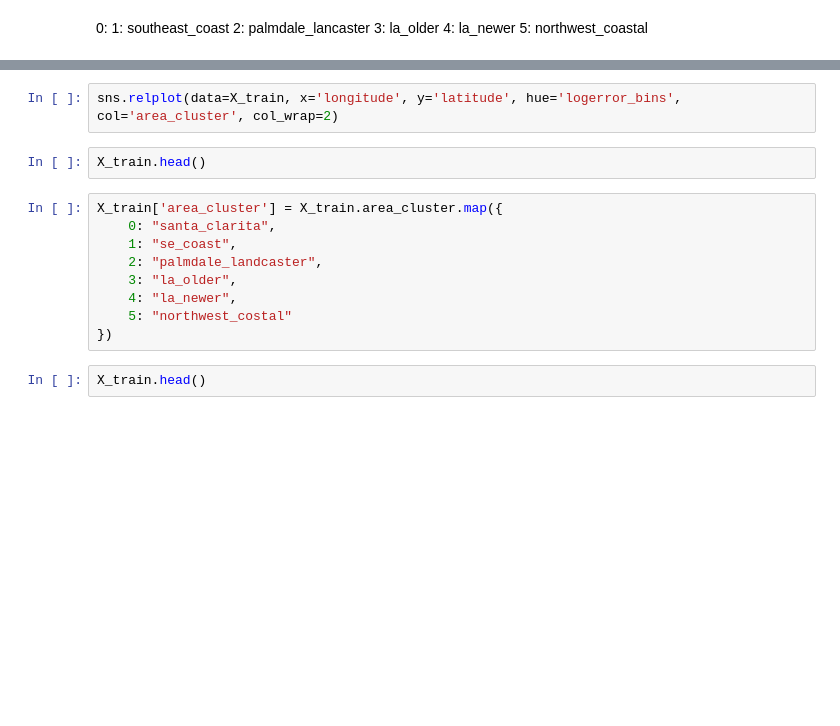
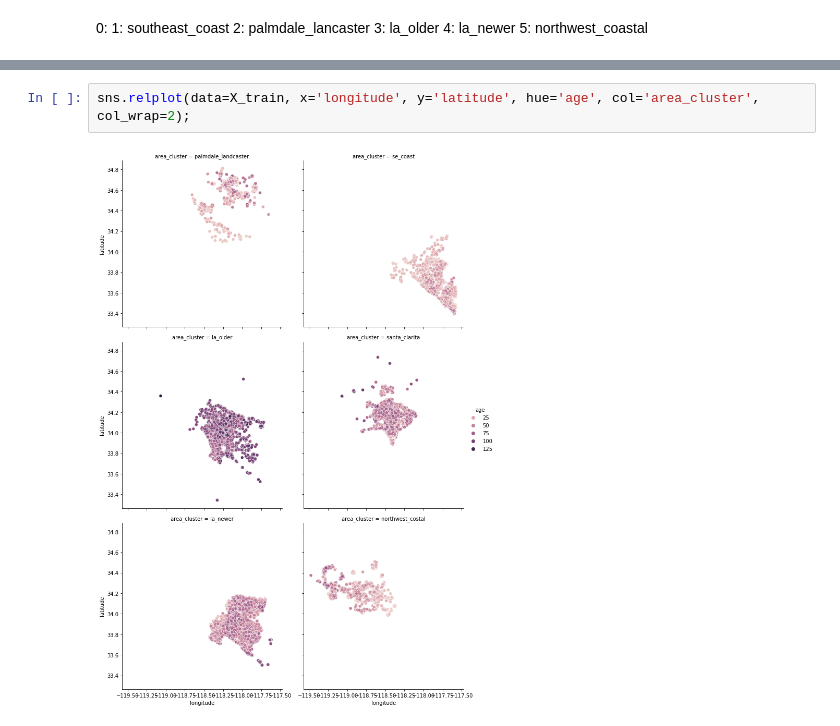
Before and after one commit to Zillow-Project-JG-DN/clustering-project-jgdn, a Jupyter notebook: jg_scratchpad.ipynb, the cells around one changed output, grey strips where cells are left out. Drawn from its saved outputs; the diff is of its cells as text; blank space fills up the shorter version.

```diff
--- a/jg_scratchpad.ipynb
+++ b/jg_scratchpad.ipynb
@@ -70,17 +326,6 @@ X_train.head()
 # %%
-sns.relplot(data=X_train, x='longitude', y='latitude', hue='logerror_bins', col='area_cluster', col_wrap=2)
+sns.relplot(data=X_train, x='longitude', y='latitude', hue='age', col='area_cluster', col_wrap=2);
+# %% [output]
+[figure, added]
-# %%
-X_train.head()
-# %%
-X_train['area_cluster'] = X_train.area_cluster.map({
-    0: "santa_clarita",
-    1: "se_coast",
-    2: "palmdale_landcaster",
-    3: "la_older",
-    4: "la_newer",
-    5: "northwest_costal"
-})
-# %%
-X_train.head()
 # %%
 X_train.size_cluster.value_counts()
```
Also changed, not shown: parts of 72 cells of this notebook.
